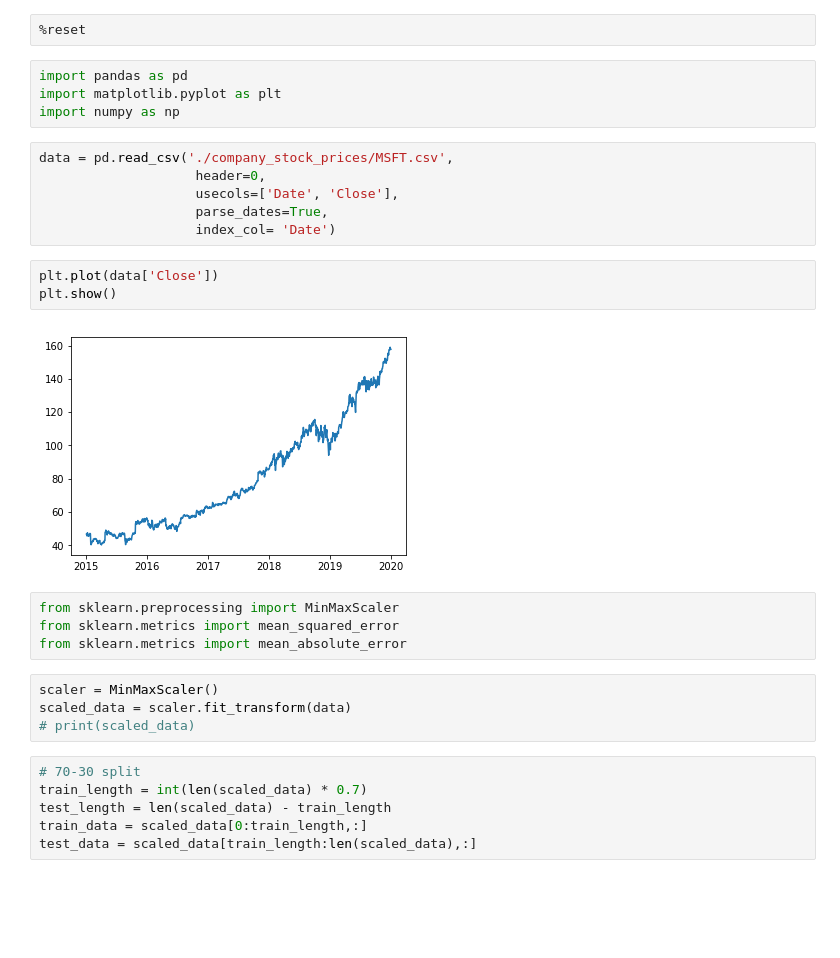
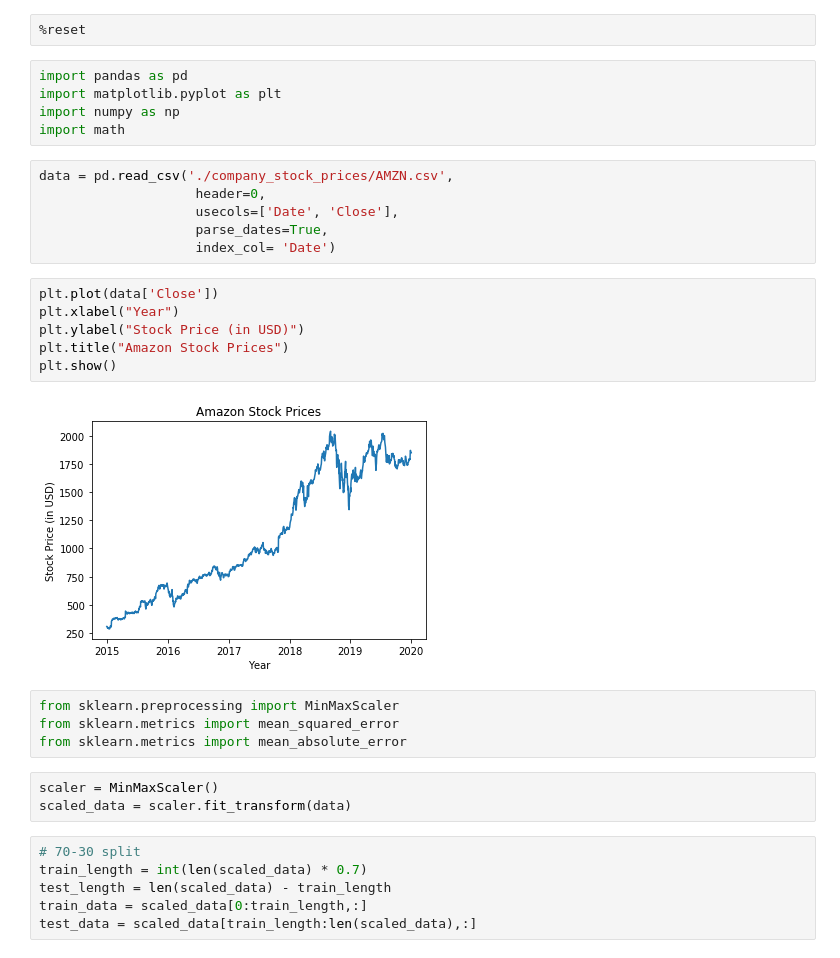
Before and after one commit to sidk003/Stock-Market-Prediction, a Jupyter notebook: stock_price_prediction/LSTM.ipynb, the cells around one changed output. Saved outputs shown, nothing was run; the diff lists cells and outputs as text; blank space fills up the shorter version.

```diff
--- a/stock_price_prediction/LSTM.ipynb
+++ b/stock_price_prediction/LSTM.ipynb
@@ -4,17 +4,21 @@
 import pandas as pd
 import matplotlib.pyplot as plt
 import numpy as np
+import math
 # %%
-data = pd.read_csv('./company_stock_prices/MSFT.csv',
+data = pd.read_csv('./company_stock_prices/AMZN.csv',
                     header=0,
                     usecols=['Date', 'Close'],
                     parse_dates=True,
                     index_col= 'Date')
 # %%
 plt.plot(data['Close'])
+plt.xlabel("Year")
+plt.ylabel("Stock Price (in USD)")
+plt.title("Amazon Stock Prices")
 plt.show()
 # %% [output]
-[figure, old version]
+[figure, new version]
 # %%
 from sklearn.preprocessing import MinMaxScaler
 from sklearn.metrics import mean_squared_error
@@ -22,7 +26,6 @@ from sklearn.metrics import mean_absolute_error
 # %%
 scaler = MinMaxScaler()
 scaled_data = scaler.fit_transform(data)
-# print(scaled_data)
 # %%
 # 70-30 split
 train_length = int(len(scaled_data) * 0.7)
```
Also changed, not shown: parts of 11 cells of this notebook, 4 other files.
